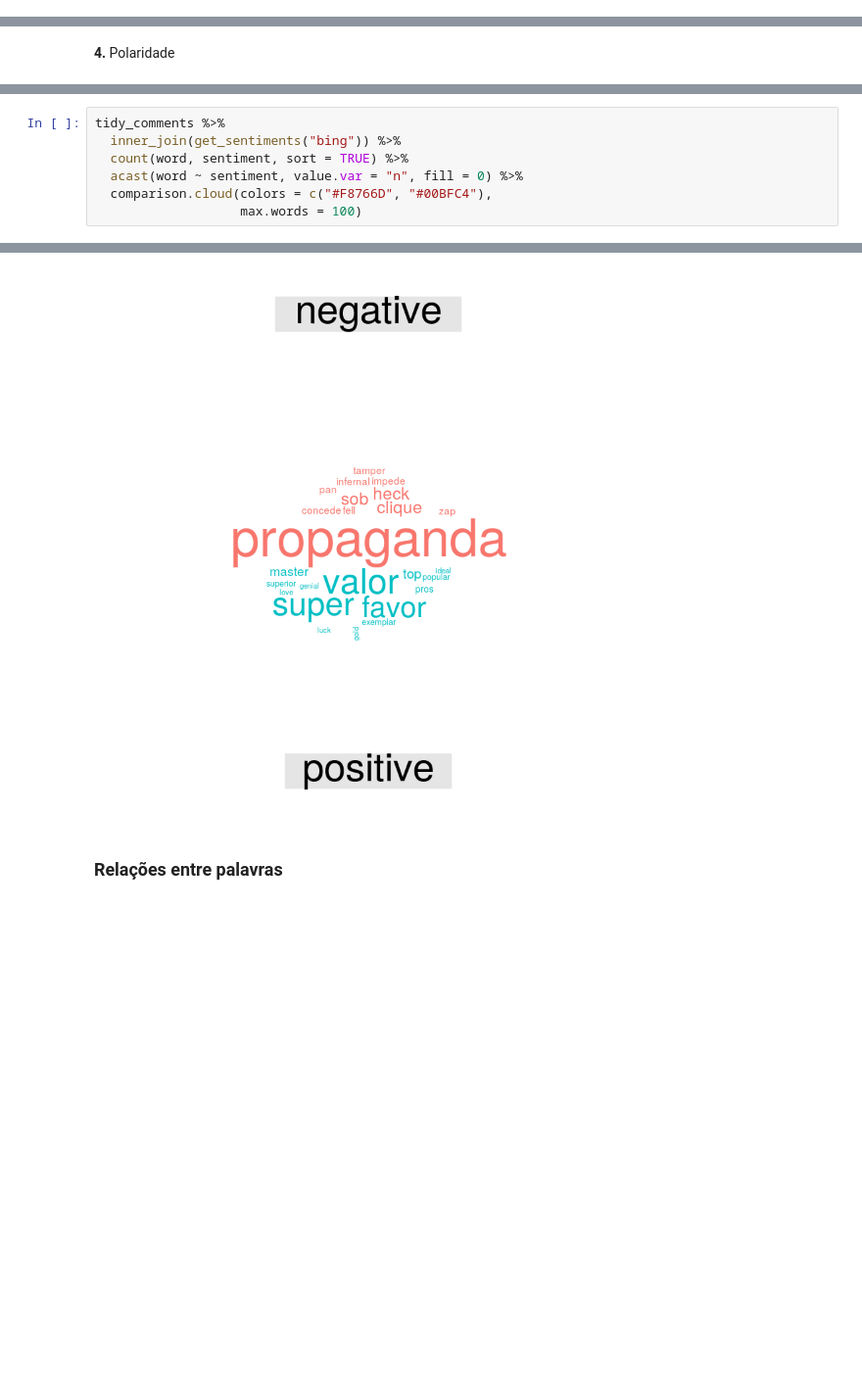
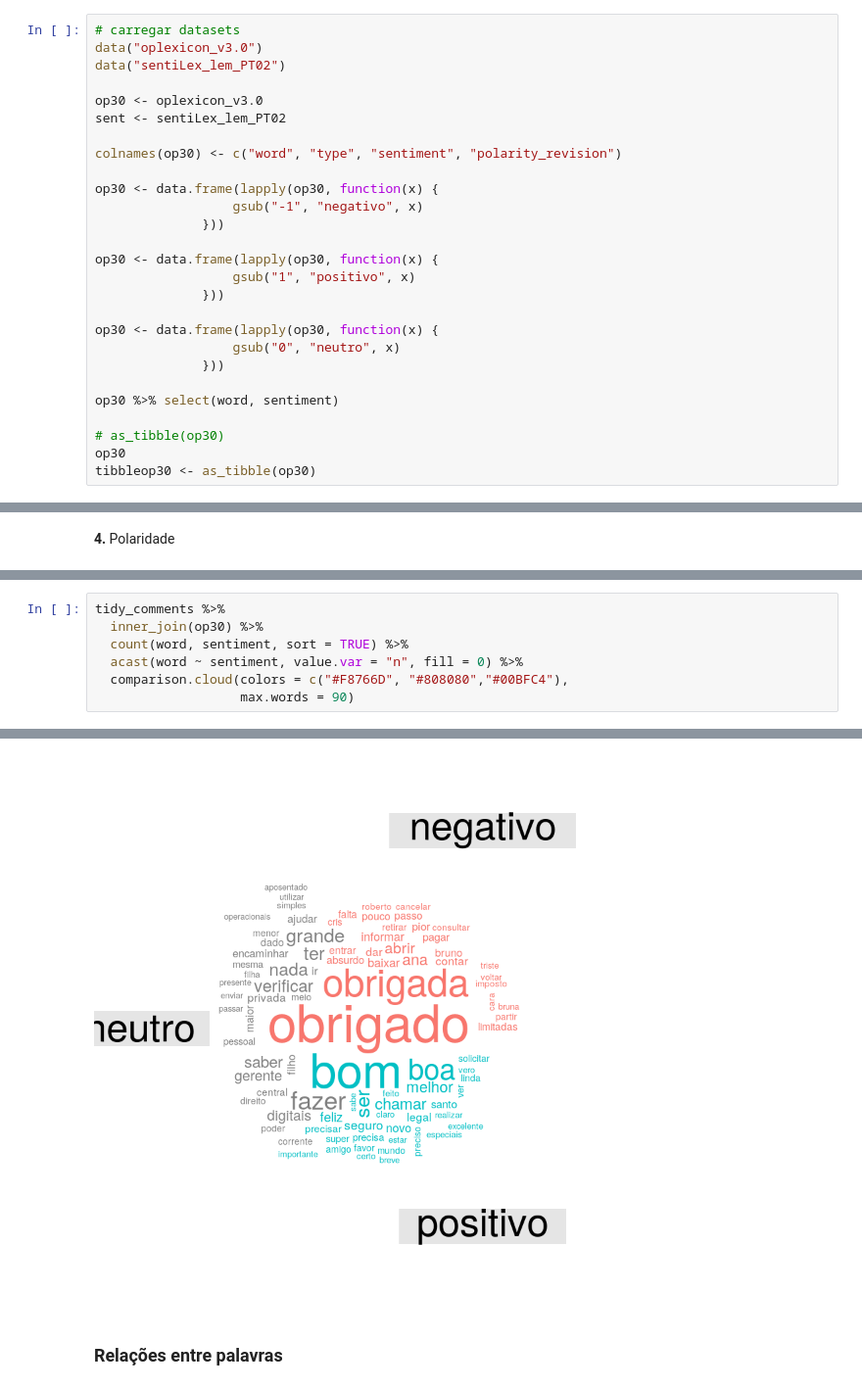
Before and after one commit to brendasalenave/data_analysis_fb, a Jupyter notebook: analise_polaridade.ipynb, the cells around one changed output, grey strips where cells are left out. Shown at 98% size. Drawn from its saved outputs; the diff is of its cells as text; blank space fills up the shorter version.

```diff
--- a/analise_polaridade.ipynb
+++ b/analise_polaridade.ipynb
@@ -202,0 +190,27 @@ This warning is displayed once per session.”Joining, by = "word"
+# %%
+# carregar datasets
+data("oplexicon_v3.0")
+data("sentiLex_lem_PT02")
+
+op30 <- oplexicon_v3.0
+sent <- sentiLex_lem_PT02
+
+colnames(op30) <- c("word", "type", "sentiment", "polarity_revision")
+
+op30 <- data.frame(lapply(op30, function(x) {
+                  gsub("-1", "negativo", x)
+              }))
+
+op30 <- data.frame(lapply(op30, function(x) {
+                  gsub("1", "positivo", x)
+              }))
+
+op30 <- data.frame(lapply(op30, function(x) {
+                  gsub("0", "neutro", x)
+              }))
+
+op30 %>% select(word, sentiment)
+
+# as_tibble(op30)
+op30
+tibbleop30 <- as_tibble(op30)
@@ -274,9 +402,9 @@ Joining, by = "word"
 # %%
 tidy_comments %>%
-  inner_join(get_sentiments("bing")) %>%
+  inner_join(op30) %>%
   count(word, sentiment, sort = TRUE) %>%
   acast(word ~ sentiment, value.var = "n", fill = 0) %>%
-  comparison.cloud(colors = c("#F8766D", "#00BFC4"),
-                   max.words = 100)
+  comparison.cloud(colors = c("#F8766D", "#808080","#00BFC4"),
+                   max.words = 90)
 # %% [output]
 Joining, by = "word"
@@ -283,4 +413,4 @@ Joining, by = "word"
-[figure, old version]
+[figure, new version]
 # %% [markdown]
 ### Relações entre palavras
 # %%
```
Also changed, not shown: parts of 16 cells of this notebook.
